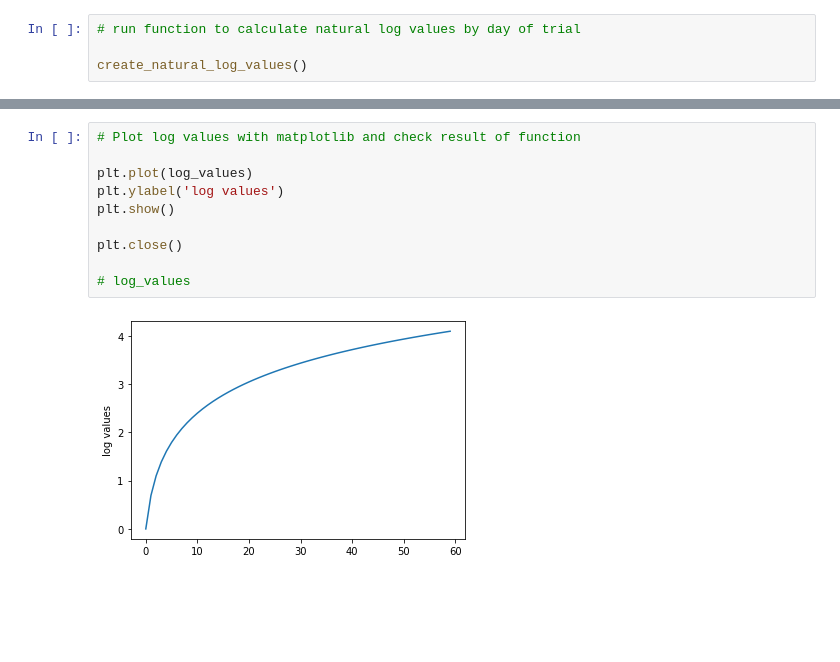
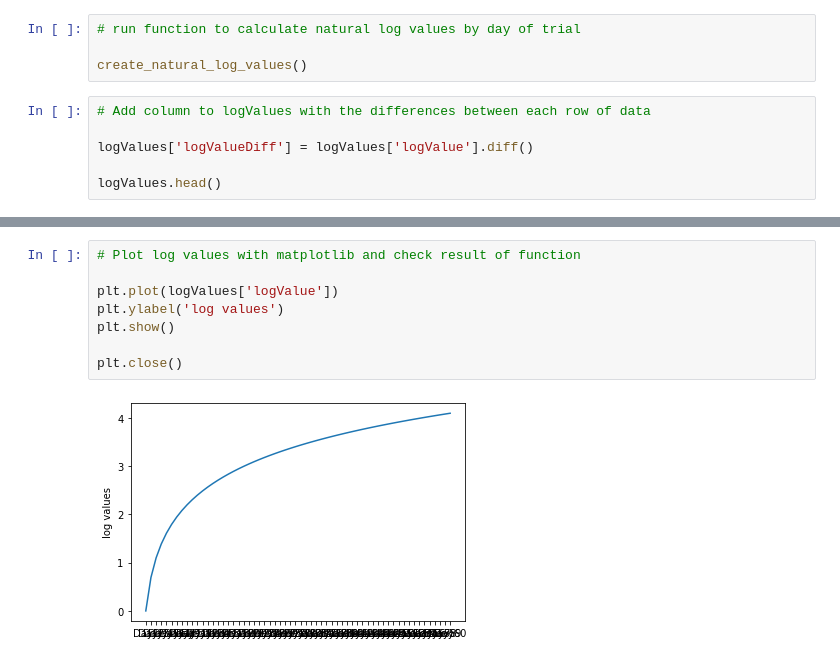
Before and after one commit to mattpupa/AB_TestForecast, a Jupyter notebook: AB_TestForecast_v1.ipynb, the cells around one changed output, grey strips where cells are left out. Cells and saved outputs as stored; diff of their text form; blank space fills up the shorter version.

```diff
--- a/AB_TestForecast_v1.ipynb
+++ b/AB_TestForecast_v1.ipynb
@@ -199,3 +204,9 @@ def create_natural_log_values():
 # run function to calculate natural log values by day of trial
 
 create_natural_log_values()
+# %%
+# Add column to logValues with the differences between each row of data
+
+logValues['logValueDiff'] = logValues['logValue'].diff()
+
+logValues.head()
@@ -202,15 +221,13 @@ create_natural_log_values()
 # %%
 # Plot log values with matplotlib and check result of function
 
-plt.plot(log_values)
+plt.plot(logValues['logValue'])
 plt.ylabel('log values')
 plt.show()
 
 plt.close()
-
-# log_values
 # %% [output]
-[figure, old version]
+[figure, new version]
 # %% [markdown]
 ## MX + B
 
```
Also changed, not shown: parts of 18 cells of this notebook.
